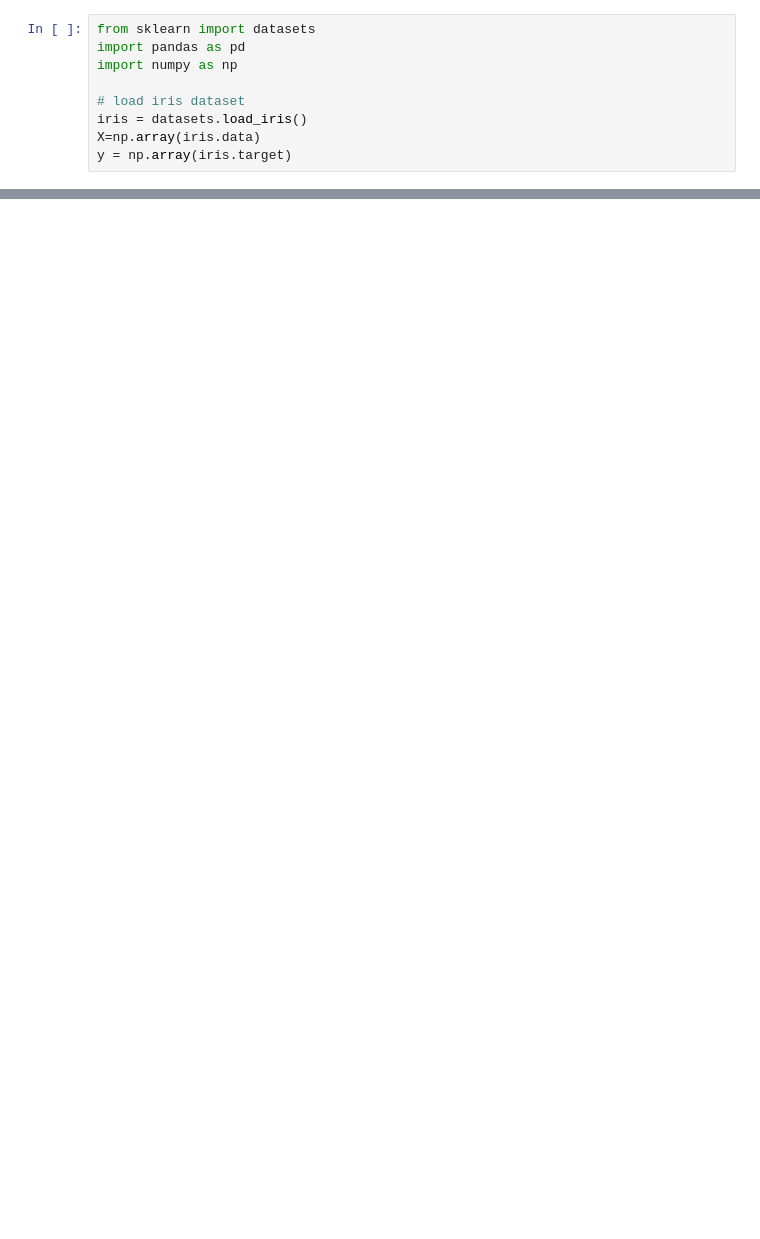
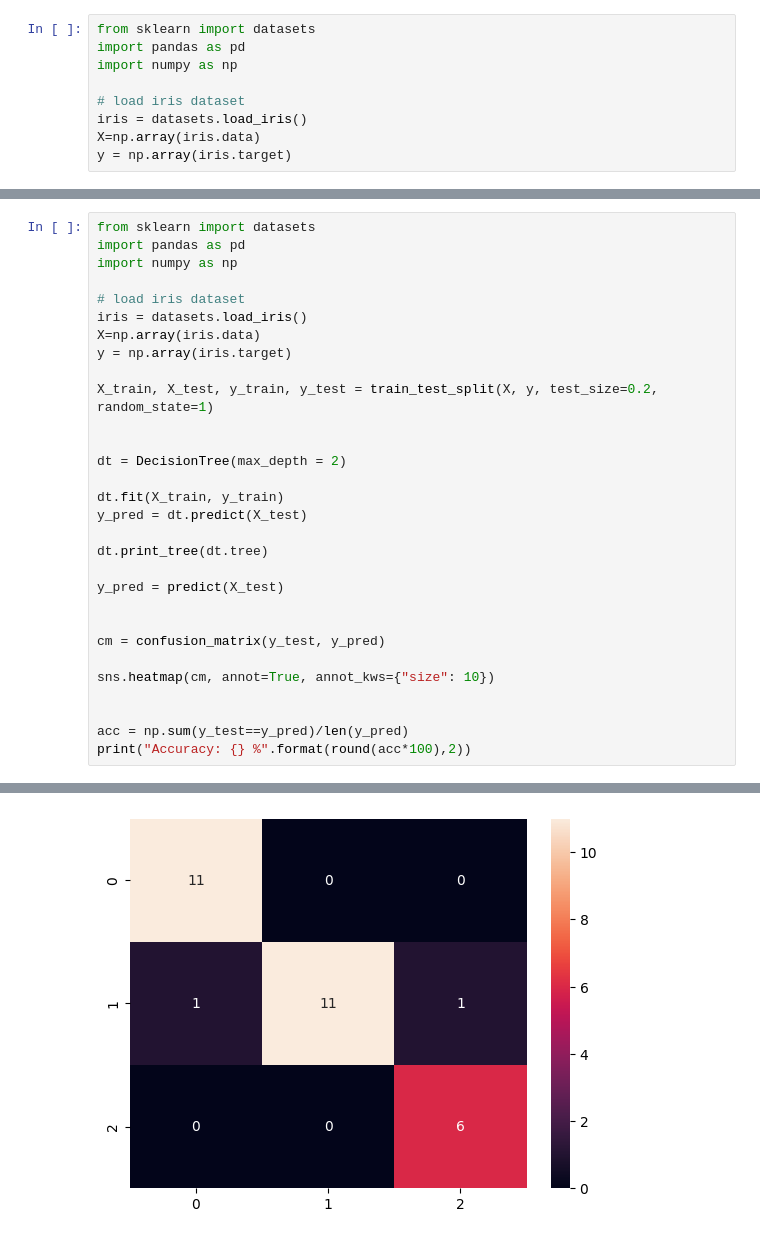
Before and after one commit to kueiwen/machine-learning, a Jupyter notebook: decision_tree.ipynb, the cells around one changed output, grey strips where cells are left out. Drawn from its saved outputs; the diff is of its cells as text; blank space fills up the shorter version.

```diff
--- a/decision_tree.ipynb
+++ b/decision_tree.ipynb
@@ -64,0 +470,31 @@ def fin_best_split(X, y):
+# %%
+from sklearn import datasets
+import pandas as pd
+import numpy as np
+
+# load iris dataset
+iris = datasets.load_iris()
+X=np.array(iris.data)
+y = np.array(iris.target)
+
+X_train, X_test, y_train, y_test = train_test_split(X, y, test_size=0.2, random_state=1)
+
+
+dt = DecisionTree(max_depth = 2)
+
+dt.fit(X_train, y_train)
+y_pred = dt.predict(X_test)
+
+dt.print_tree(dt.tree)
+
+y_pred = predict(X_test)
+
+
+cm = confusion_matrix(y_test, y_pred)
+
+sns.heatmap(cm, annot=True, annot_kws={"size": 10})
+
+
+acc = np.sum(y_test==y_pred)/len(y_pred)
+print("Accuracy: {} %".format(round(acc*100),2))
+# %% [output]
@@ -64,0 +518 @@ def fin_best_split(X, y):
+[figure, added]
```
Also changed, not shown: parts of 17 cells of this notebook.
